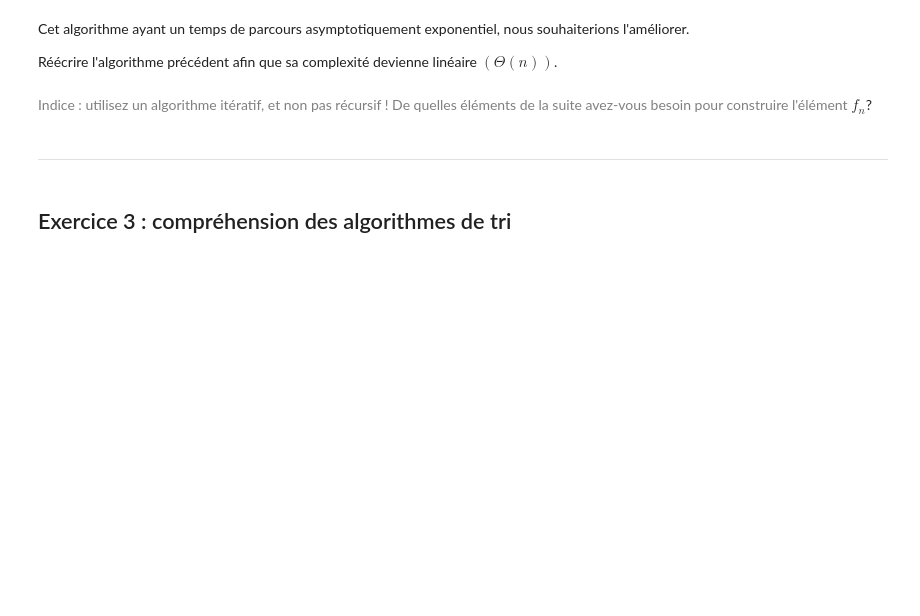
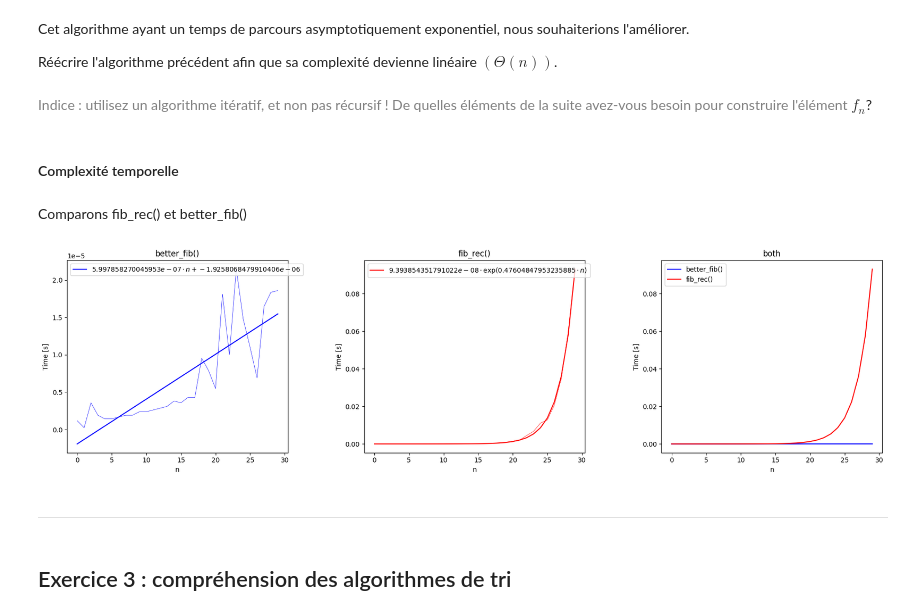
Before and after one commit to mightykatun/epfl-icc-man, a Jupyter notebook: Series/Serie_9/Serie_9.ipynb, the cells around one changed output. Cells and saved outputs as stored; diff of their text form; code cells hidden in the pictures; blank space fills up the shorter version.

```diff
--- a/Series/Serie_9/Serie_9.ipynb
+++ b/Series/Serie_9/Serie_9.ipynb
@@ -234,3 +229,68 @@ Réécrire l'algorithme précédent afin que sa complexité devienne linéaire $
+# %% [markdown]
+#### Complexité temporelle
+# %% [markdown]
+Comparons fib_rec() et better_fib()
+# %%
+n_tests = 30 # more would take wayy to long
+# %%
+rec_time = []
+better_time = []
+
+for i in range(n_tests):
+    # recursive
+    a = tm.time()
+    fib_rec(i)
+    b = tm.time()
+    rec_time.append(b - a)
+
+    # linear
+    a = tm.time()
+    better_fib(i)
+    b = tm.time()
+    better_time.append(b - a)
+# %%
+# better_fib
+f = lambda x, a, b: a*x + b
+popt, pcov = curve_fit(f, range(n_tests), better_time)
+droite = [(m := popt[0]) * i + (h := popt[1]) for i in range(n_tests)]
+
+# fib_rec
+f = lambda x, a, b: a * np.exp(b * x)
+popt, pcov = curve_fit(f, range(n_tests), rec_time)
+exp = [(a := popt[0]) * np.exp((b := popt[1])*i) for i in range(n_tests)]
+
+
+# plots
+fig, axs = plt.subplots(1, 3, figsize=(18, 5))
+
+# better_fib
+axs[0].plot(better_time, color='blue', linewidth=0.5)
+axs[0].plot(droite, color='blue', label=rf'${m}\cdot n + {h}$')
+axs[0].set_title("better_fib()")
+axs[0].set_xlabel('n')
+axs[0].set_ylabel('Time [s]')
+axs[0].legend(loc='upper left')
+
+# fib_rec
+axs[1].plot(rec_time, color='red', linewidth=0.5)
+axs[1].plot(exp, color='red', label=rf'${a}\cdot \exp({b}\cdot n)$')
+axs[1].set_xlabel('n')
+axs[1].set_ylabel('Time [s]')
+axs[1].set_title('fib_rec()')
+axs[1].legend(loc='upper left')
+
+# both
+axs[2].plot(droite, color='blue', label="better_fib()")
+axs[2].plot(exp, color='red', label="fib_rec()")
+axs[2].set_xlabel('n')
+axs[2].set_ylabel('Time [s]')
+axs[2].set_title("both")
+axs[2].legend(loc='upper left')
+
+plt.tight_layout()
+plt.show()
+# %% [output]
+[figure, added]
 # %% [markdown]
 ***
 # %% [markdown]
```
Also changed, not shown: parts of 28 cells of this notebook.
